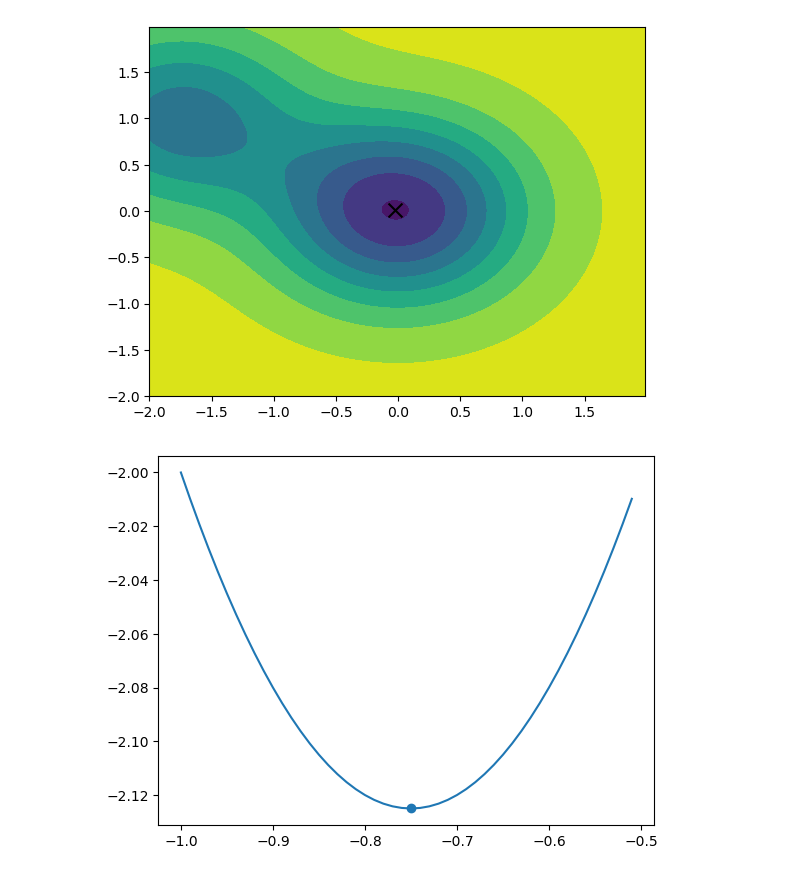
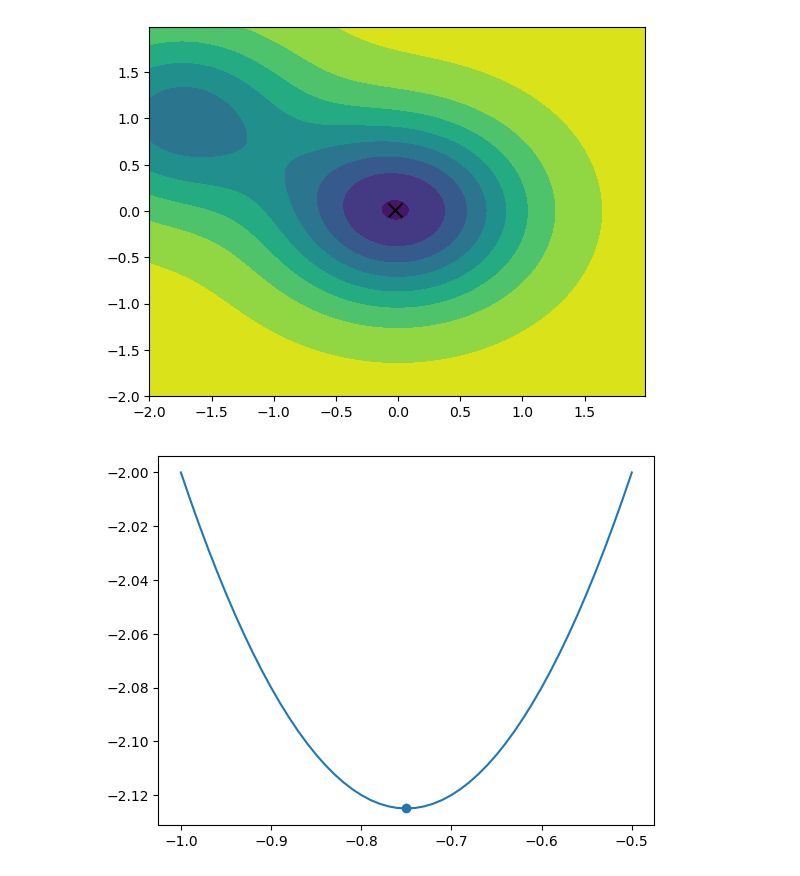
Before and after one commit to iszablowski/WSI24L, a Jupyter notebook: wsi1_gradietnt_descent/gradient_descent.ipynb, the cells around one changed output. Cells and saved outputs as stored; diff of their text form; code cells hidden in the pictures.

```diff
--- a/wsi1_gradietnt_descent/gradient_descent.ipynb
+++ b/wsi1_gradietnt_descent/gradient_descent.ipynb
@@ -84,16 +84,16 @@ plt.show()
 [figure]
 [figure]
 # %%
-x_axis = np.arange(-1, -0.5, 0.01)
+x_axis = np.arange(-1, -0.49, 0.01)
 y = f(x_axis)
 
 minimum, x, it = GradientDescent.solve(f, gradient_f, 0.0000000001, 0.25, 1453, show_data=False);
 
 fig, ax = plt.subplots()
 
 ax.plot(x_axis, y)
 ax.scatter(x, minimum)
 
 plt.show()
 # %% [output]
-[figure, old version]
+[figure, new version]
```
Also changed, not shown: parts of 3 cells of this notebook.
